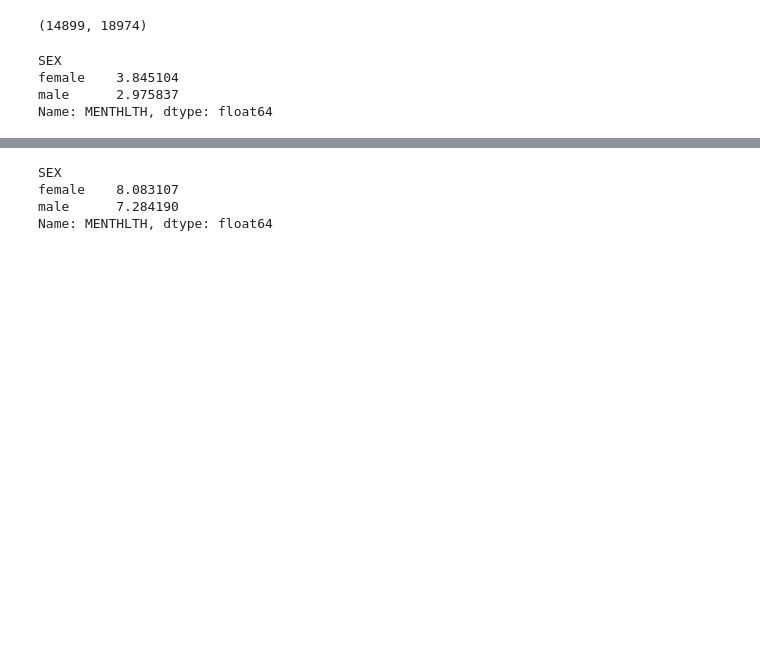
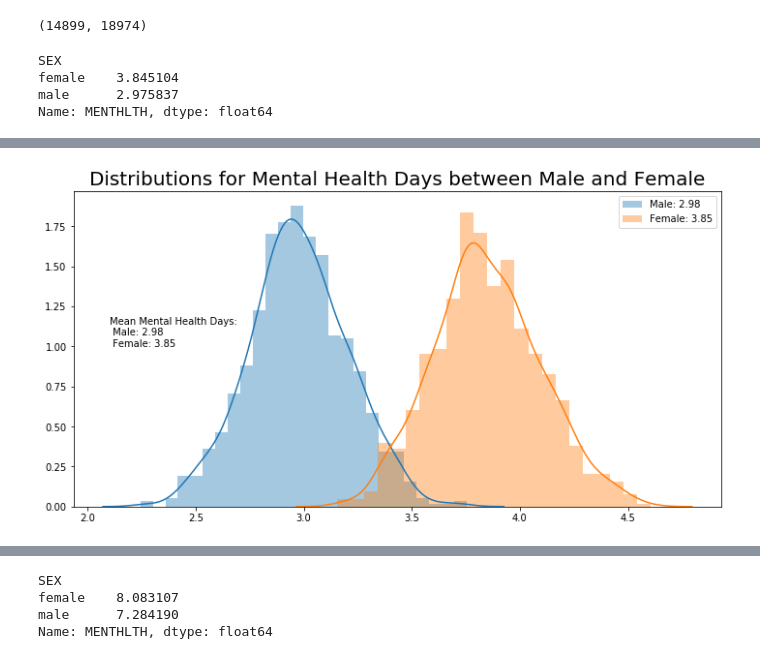
Before and after one commit to bphall/meagan_brayton, a Jupyter notebook: ANOVA.ipynb, the cells around one changed output, grey strips where cells are left out. Drawn from its saved outputs; the diff is of its cells as text; code cells hidden in the pictures; blank space fills up the shorter version.

```diff
--- a/ANOVA.ipynb
+++ b/ANOVA.ipynb
@@ -281,0 +283,4 @@ Name: MENTHLTH, dtype: float64
+# %%
+men_ment = df[df['SEX'] == 'male']['MENTHLTH']
+# %%
+fem_ment = df[df['SEX'] == 'female']['MENTHLTH']
@@ -281,0 +297,21 @@ Name: MENTHLTH, dtype: float64
+# %%
+m = men_ment
+m_norm = np.random.choice(m, 1000)
+m_list = []
+for i in range(0,1000):
+    m_list.append(np.random.choice(m, 1000).mean())
+f = fem_ment
+f_norm = np.random.choice(f, 1000)
+f_list = []
+for i in range(0,1000):
+    f_list.append(np.random.choice(f, 1000).mean())
+# %%
+plt.figure(figsize=(12,6))
+sns.distplot(m_list)
+sns.distplot(f_list)
+plt.text(2.1, 1, 'Mean Mental Health Days:\n Male: 2.98\n Female: 3.85 ', fontsize=10)
+plt.title('Distributions for Mental Health Days between Male and Female', fontsize=20)
+plt.legend([f'Male: {male_mean:.2f}',f'Female: {female_mean:.2f}'])
+plt.show()
+# %% [output]
+[figure, added]
```
Also changed, not shown: parts of 8 cells of this notebook.
